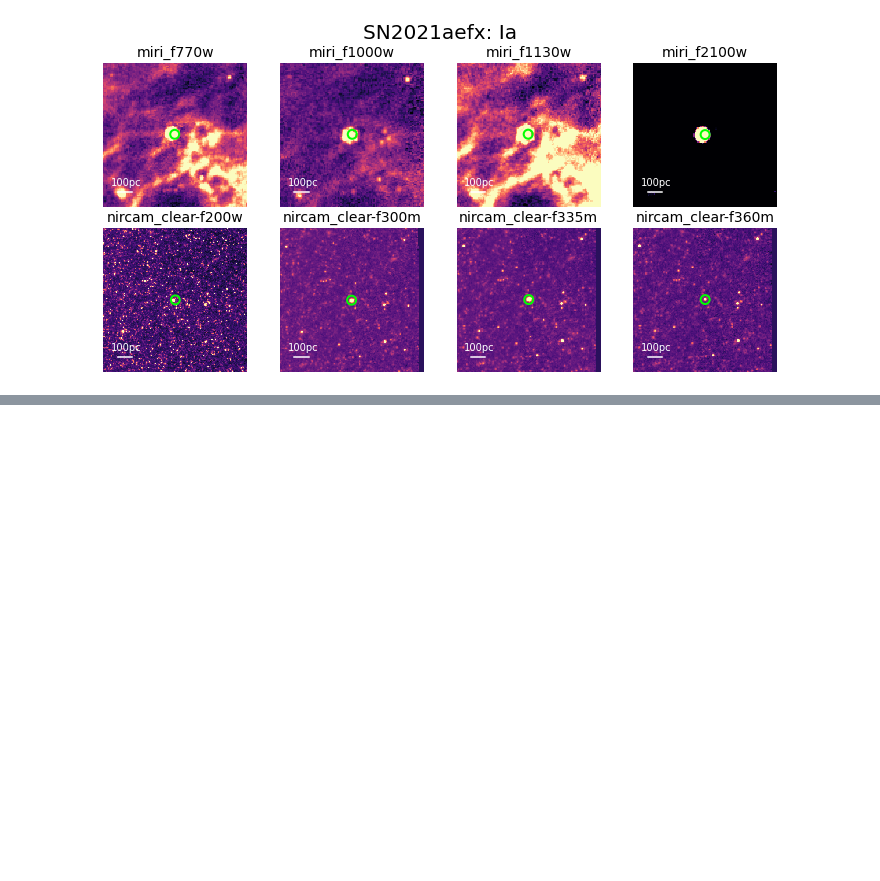
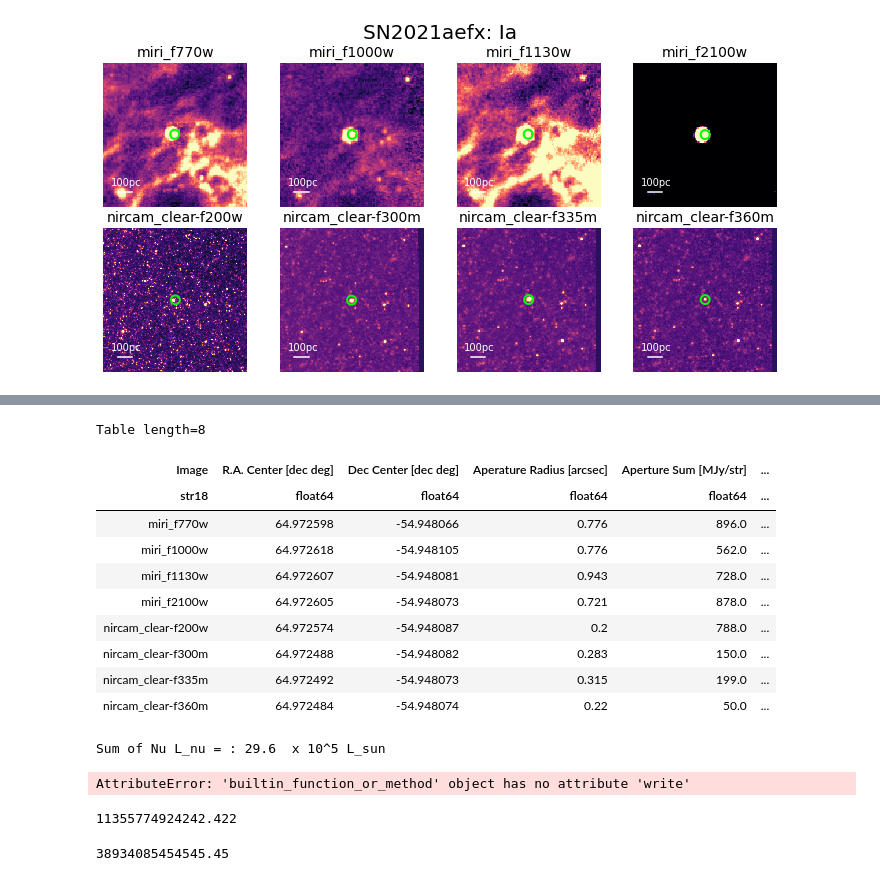
Before and after one commit to NessMayker/SNeJWST, a Jupyter notebook: Code/0.JWST_NGC1566_SN2021aefx.ipynb, the cells around one changed output, grey strips where cells are left out. Drawn from its saved outputs; the diff is of its cells as text; code cells hidden in the pictures; blank space fills up the shorter version.

```diff
--- a/Code/0.JWST_NGC1566_SN2021aefx.ipynb
+++ b/Code/0.JWST_NGC1566_SN2021aefx.ipynb
@@ -549,0 +485,12 @@ get this value in steradians then unit convert to janskys per pixel
+# %%
+# convert the cdelt in decimal degrees to steradian
+def find_mJy(apertureSums,cdelt,radius):
+    flux = []
+    for i in range(len(cdelt)):
+        sr_per_pix = cdelt[i]**2 * (np.pi/180.)**2
+        total_sr = sr_per_pix #  times radius? times area?
+        flux.append(apertureSums[i] * 10**9 * total_sr) # convert from Mega to milli (* 10^9)
+    return(flux)
+#flux in Jy
+flux = find_mJy(apertureSums,cds,rads)
+flux
@@ -549,0 +548,52 @@ get this value in steradians then unit convert to janskys per pixel
+# %%
+flux = [np.round(x,3) for x in flux]
+aSums = [np.round(x,0) for x in apertureSums]
+NuLnu = [np.round(x,3) for x in NuLnu]
+DeltanuLnu = [np.round(x,3) for x in DeltanuLnu]
+Nu = [np.round(x,3) for x in Nu]
+Del_Nu = [np.round(x,3) for x in Del_Nu]
+angRads = [np.round(x,3) for x in angRads]
+
+objects = ["PAH, broadband imaging","silicate, broadband imaging","PAH, broadband imaging","broadband imaging",
+           "general purpose","Water Ice","PAH, CH4","brown dwarfs, planets, continuum"]
+#MIRI770, MIRI1000, MIRI1130, MIRI2100, NC200, NC300, NC335, NC365
+AdamFlux = [0.201,0.1520,0.150,0.303,0.0178,0.0125,0.0173,0.00397]
+NilsFlux = [0.215,0.132,0.159,0.234,0.0264,0.0116,0.0158,0.00352]
+
+
+fluxTable = Table({"Image":imgName,
+                   "R.A. Center [dec deg]":ras,
+                   "Dec Center [dec deg]": decs,
+                   "Aperature Radius [arcsec]": angRads,
+#                    "Aperature Correction []":,
+                   "Aperture Sum [MJy/str]": aSums,
+                   "Nu L_nu [10^5 L_sun]": NuLnu,
+                   "Delta_nu L_nu [10^5 L_sun]": DeltanuLnu,
+                   "Nu [10^13 s^-1]": Nu,
+                   "Delta_nu [10^13 s^-1]": Del_Nu,
+                   "Ness Flux [mJy]": flux,
+                   "Nils Flux [mJy]": NilsFlux,
+                   "Adam Flux [mJy]": AdamFlux,})
+
+fluxTable
+# %% [output]
+Table length=8
+| Image | R.A. Center [dec deg] | Dec Center [dec deg] | Aperature Radius [arcsec] | Aperture Sum [MJy/str] | ... |
+| str18 | float64 | float64 | float64 | float64 | ... |
+| miri_f770w | 64.972598 | -54.948066 | 0.776 | 896.0 | ... |
+| miri_f1000w | 64.972618 | -54.948105 | 0.776 | 562.0 | ... |
+| miri_f1130w | 64.972607 | -54.948081 | 0.943 | 728.0 | ... |
+| miri_f2100w | 64.972605 | -54.948073 | 0.721 | 878.0 | ... |
+| nircam_clear-f200w | 64.972574 | -54.948087 | 0.2 | 788.0 | ... |
+| nircam_clear-f300m | 64.972488 | -54.948082 | 0.283 | 150.0 | ... |
+| nircam_clear-f335m | 64.972492 | -54.948073 | 0.315 | 199.0 | ... |
+| nircam_clear-f360m | 64.972484 | -54.948074 | 0.22 | 50.0 | ... |
+# %%
+sumLum = np.sum(NuLnu)
+print("Sum of Nu L_nu = :",np.round(sumLum,3)," x 10^5 L_sun")
+# %% [output]
+Sum of Nu L_nu = : 29.6  x 10^5 L_sun
+# %%
+ascii.write(Table, "../Data/1.SN2021aefx.tex", format="latex", overwrite=True)
+# %% [output]
+AttributeError: 'builtin_function_or_method' object has no attribute 'write'
@@ -549,0 +620,13 @@ get this value in steradians then unit convert to janskys per pixel
+# %%
+c = 29979245800
+
+nu = c/7.7e-4
+
+dnu = np.abs(c/8.8e-4 - c/6.6e-4)
+dnu
+# %% [output]
+11355774924242.422
+# %%
+nu
+# %% [output]
+38934085454545.45
```
Also changed, not shown: parts of 16 cells of this notebook, 10 other files.
